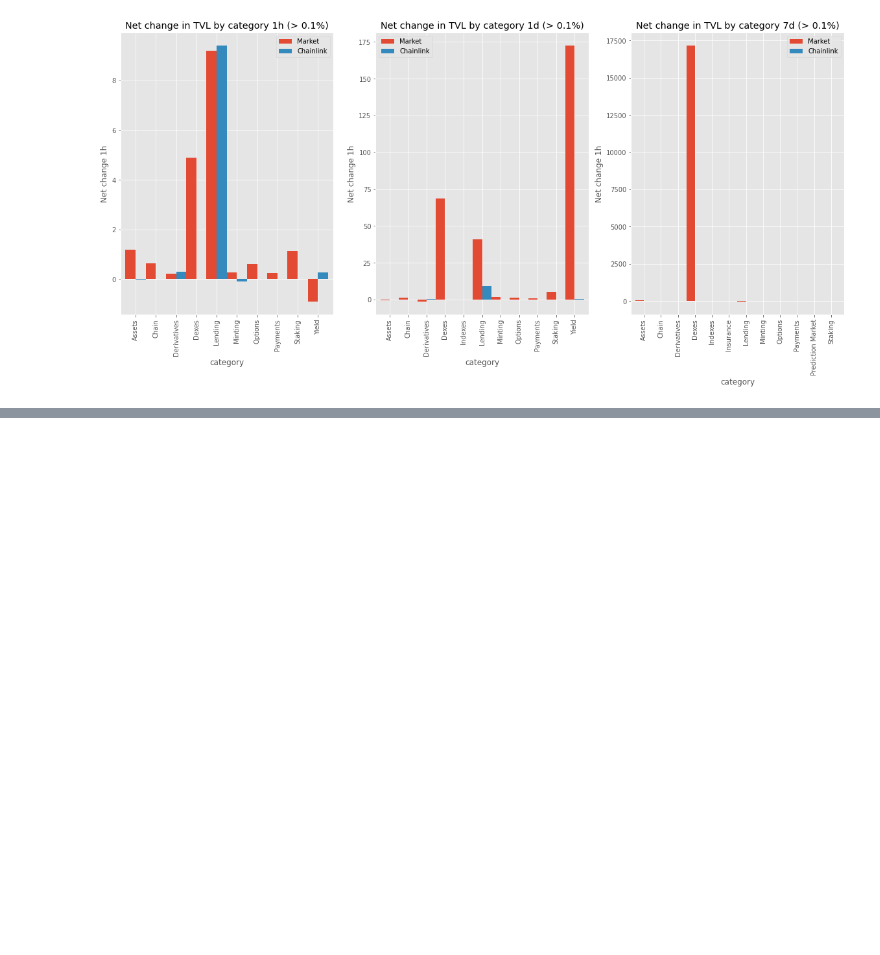
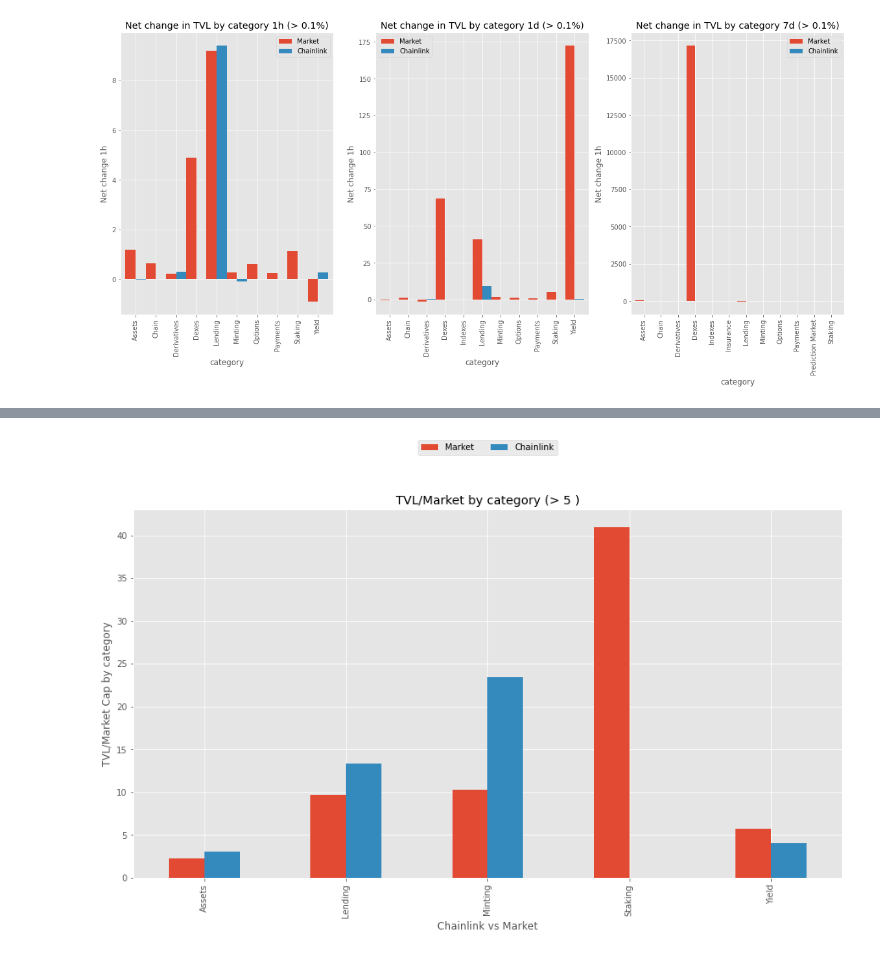
Before and after one commit to jacobianjl/defi-llama-project, a Jupyter notebook: defi_lama_tvl_analysis.ipynb, the cells around one changed output, grey strips where cells are left out. Saved outputs shown, nothing was run; the diff lists cells and outputs as text; code cells hidden in the pictures; blank space fills up the shorter version.

```diff
--- a/defi_lama_tvl_analysis.ipynb
+++ b/defi_lama_tvl_analysis.ipynb
@@ -211,0 +265,19 @@ df_chainlink_og
+# %%
+df_market_average_market_cap = df_market_market_cap.groupby(['category'])['tvl_over_mcap'].mean().reset_index().set_index('category')
+df_chainlink_average_market_cap = df_chainlink_market_cap.groupby(['category'])['tvl_over_mcap'].mean().reset_index().set_index('category')
+df_market_average_market_cap.columns = ['average_tvl_over_mcap']
+df_chainlink_average_market_cap.columns = ['average_tvl_over_mcap']
+
+union = pd.concat([df_market_average_market_cap[['average_tvl_over_mcap']].transpose(), df_chainlink_average_market_cap[['average_tvl_over_mcap']].transpose()],axis=0)
+union = union.loc[:, (union.sum() >= 5)] #too many categories, only plotting the largest percentage shifts
+union.index = ['Market', 'Chainlink']
+union = union.transpose()
+
+ax = union.plot.bar(width = 0.5, figsize= (15,8))
+plt.xlabel('Chainlink vs Market')
+plt.ylabel('TVL/Market Cap by category')
+plt.title('TVL/Market by category (> 5 )')
+plt.legend( ncol=8 , loc = 'upper center', bbox_to_anchor=(0.5, 1.2))
+plt.show()
+# %% [output]
+[figure, added]
```
Also changed, not shown: parts of 4 cells of this notebook.
